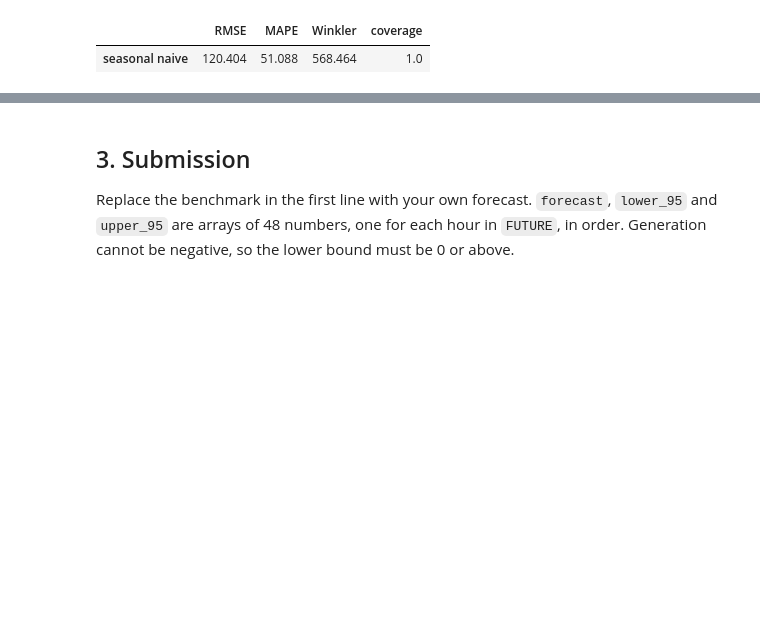
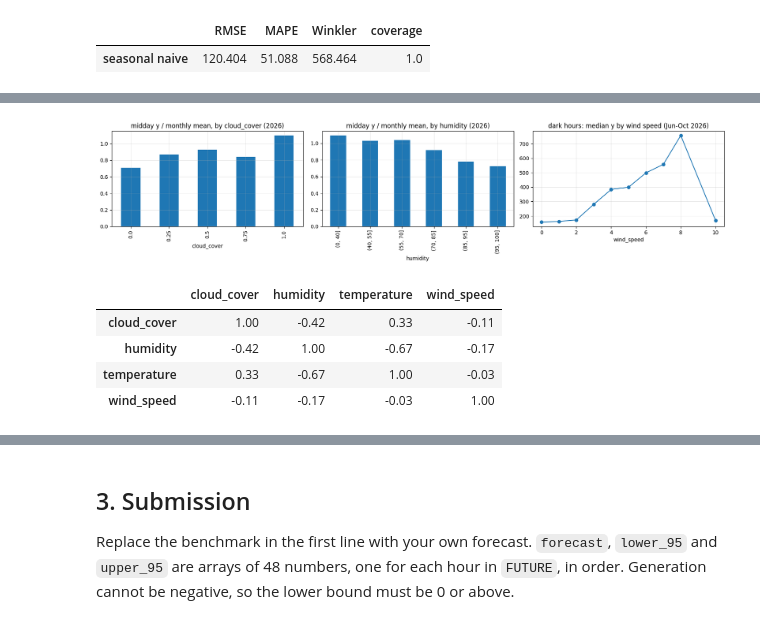
Before and after one commit to inarbut/time-series-final, a Jupyter notebook: Narbut_project.ipynb, the cells around one changed output, grey strips where cells are left out. Cells and saved outputs as stored; diff of their text form; code cells hidden in the pictures; blank space fills up the shorter version.

```diff
--- a/Narbut_project.ipynb
+++ b/Narbut_project.ipynb
@@ -339,0 +212,18 @@ plt.tight_layout(); plt.show()
+# %%
+mid = d[(d.hour >= 11) & (d.hour <= 14) & (d.ds >= "2026-01-01")].copy()
+mid["rel"] = mid.y / mid.groupby("month").y.transform("mean")
+dark = d[(d.daylight == 0) & (d.ds >= "2026-06-01")]
+fig, ax = plt.subplots(1, 3, figsize=(17, 4))
+mid.groupby("cloud_cover").rel.mean().plot(ax=ax[0], kind="bar", title="midday y / monthly mean, by cloud_cover (2026)")
+mid.groupby(pd.cut(mid.humidity, [0, 40, 55, 70, 85, 95, 100])).rel.mean().plot(
+    ax=ax[1], kind="bar", title="midday y / monthly mean, by humidity (2026)")
+dark.groupby("wind_speed").y.median().plot(ax=ax[2], marker="o", title="dark hours: median y by wind speed (Jun-Oct 2026)")
+plt.tight_layout(); plt.show()
+data[["cloud_cover", "humidity", "temperature", "wind_speed"]].corr().round(2)
+# %% [output]
+[figure, added]
+|  | cloud_cover | humidity | temperature | wind_speed |
+| cloud_cover | 1.00 | -0.42 | 0.33 | -0.11 |
+| humidity | -0.42 | 1.00 | -0.67 | -0.17 |
+| temperature | 0.33 | -0.67 | 1.00 | -0.03 |
+| wind_speed | -0.11 | -0.17 | -0.03 | 1.00 |
```
Also changed, not shown: parts of 44 cells of this notebook, 7 other files.
